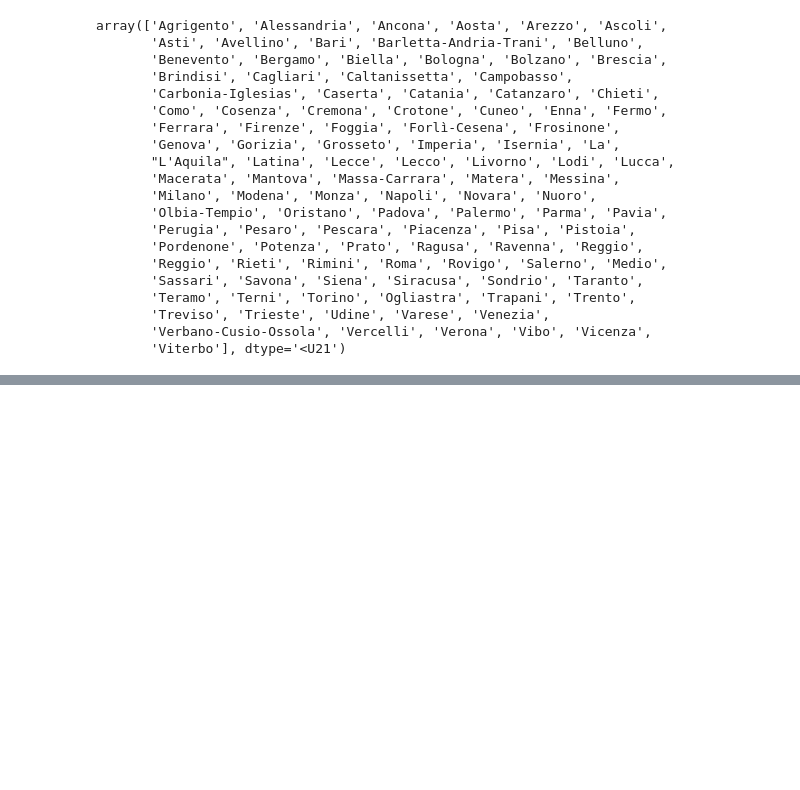
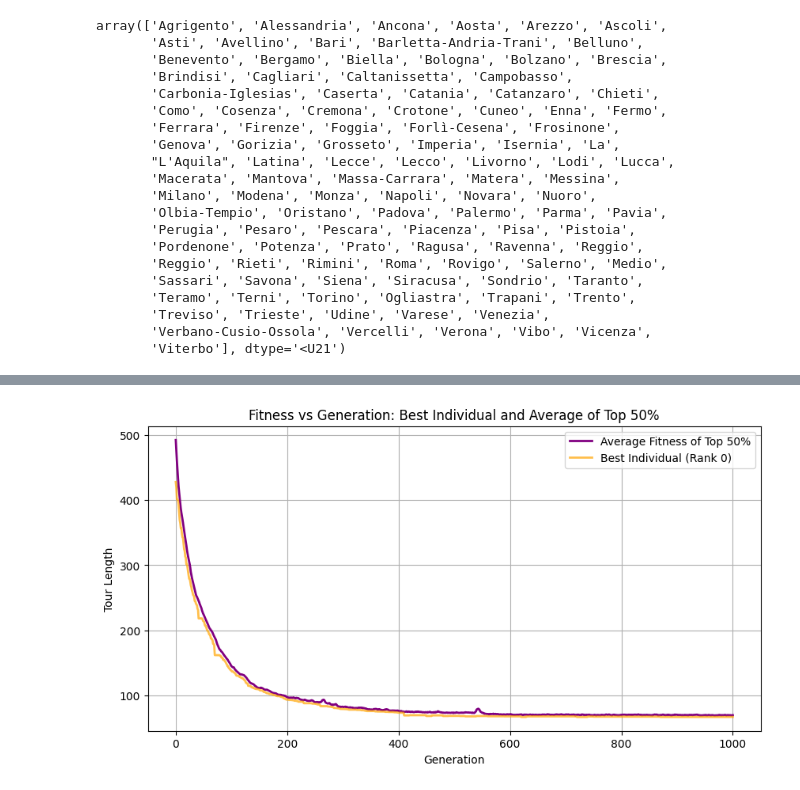
Before and after one commit to giuliagogna/NumericalSimulationLaboratory, a Jupyter notebook: Lab10/analysis10.ipynb, the cells around one changed output, grey strips where cells are left out. Saved outputs shown, nothing was run; the diff lists cells and outputs as text; code cells hidden in the pictures; blank space fills up the shorter version.

```diff
--- a/Lab10/analysis10.ipynb
+++ b/Lab10/analysis10.ipynb
@@ -39,0 +75,15 @@ plt.show()
+# %%
+half_population = max(df['Rank'])/2.0
+ave_fitness_best_half = df[df['Rank'] < half_population].groupby('Generation')['Fitness'].mean()
+
+plt.figure(figsize=(10, 5))
+plt.plot(ave_fitness_best_half.index, ave_fitness_best_half.values, color='purple', linewidth=2, label='Average Fitness of Top 50%')
+plt.plot(best_fitness_df['Generation'], best_fitness_df['Fitness'], color='orange', linewidth=2, label='Best Individual (Rank 0)', alpha=0.7)
+plt.title('Fitness vs Generation: Best Individual and Average of Top 50%')
+plt.xlabel('Generation')
+plt.ylabel('Tour Length')
+plt.legend()
+plt.grid(True)
+plt.show()
+# %% [output]
+[figure, added]
```
Also changed, not shown: parts of 7 cells of this notebook, 3 other files.
